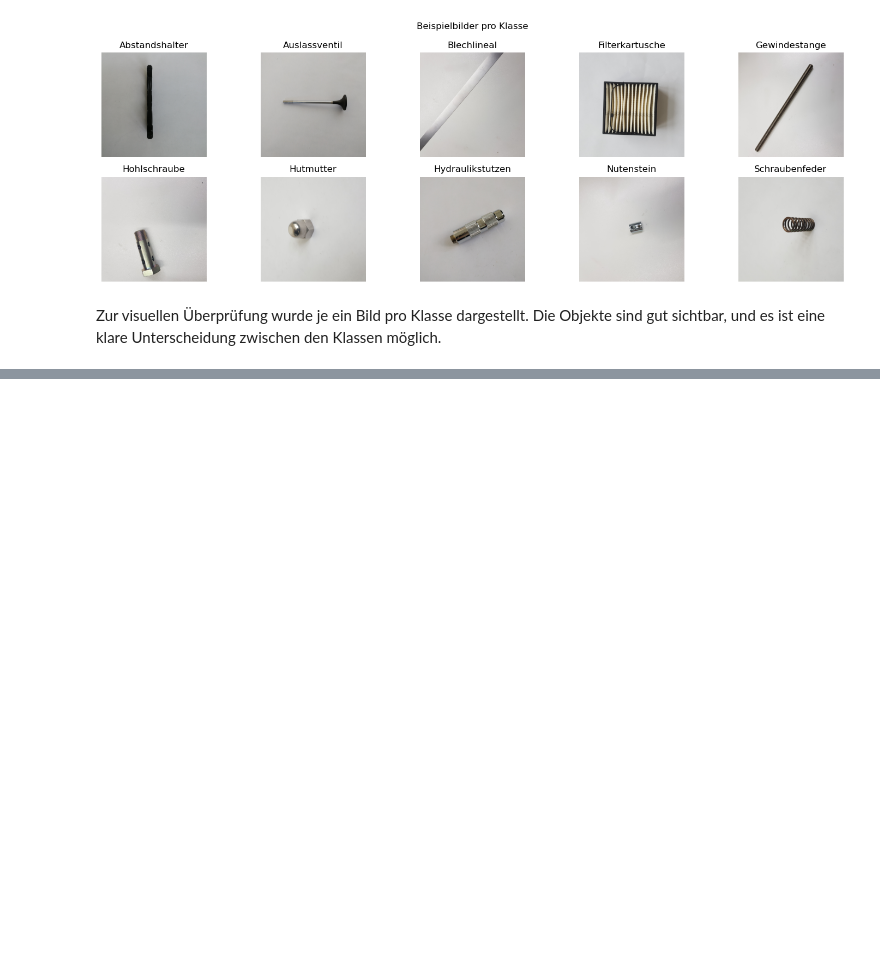
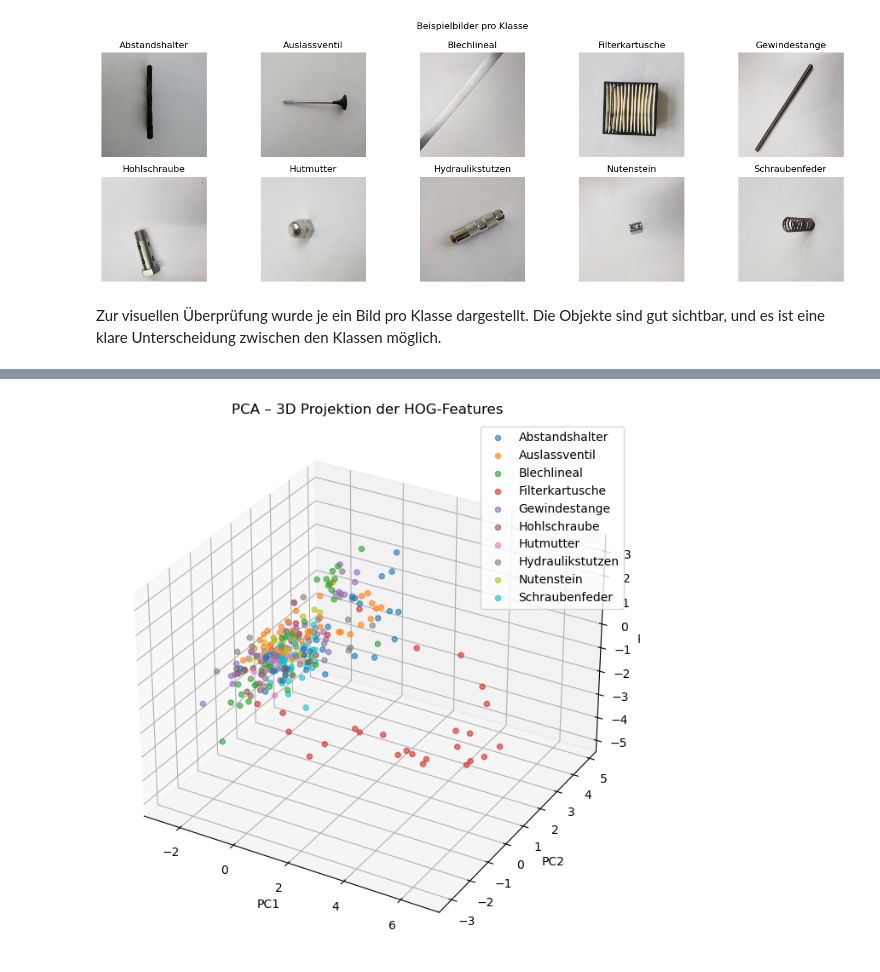
Before and after one commit to CHNCXY/AGBA2, a Jupyter notebook: HA1/HA1.ipynb, the cells around one changed output, grey strips where cells are left out. Cells and saved outputs as stored; diff of their text form; code cells hidden in the pictures; blank space fills up the shorter version.

```diff
--- a/HA1/HA1.ipynb
+++ b/HA1/HA1.ipynb
@@ -159,0 +281,22 @@ print(f"Test:  {X_test_img.shape}, Labels: {len(y_test_enc)}")
+# %%
+from mpl_toolkits.mplot3d import Axes3D
+
+pca_3d = PCA(n_components=3)
+X_train_pca3 = pca_3d.fit_transform(X_train_hog)
+
+fig = plt.figure(figsize=(10, 8))
+ax = fig.add_subplot(111, projection='3d')
+
+for label in np.unique(y_train_enc):
+    idx = y_train_enc == label
+    ax.scatter(X_train_pca3[idx, 0], X_train_pca3[idx, 1], X_train_pca3[idx, 2],
+               label=label_encoder.inverse_transform([label])[0], alpha=0.6)
+
+ax.set_title("PCA – 3D Projektion der HOG-Features")
+ax.set_xlabel("PC1")
+ax.set_ylabel("PC2")
+ax.set_zlabel("PC3")
+ax.legend(loc='best')
+plt.show()
+# %% [output]
+[figure, added]
```
Also changed, not shown: parts of 18 cells of this notebook.
